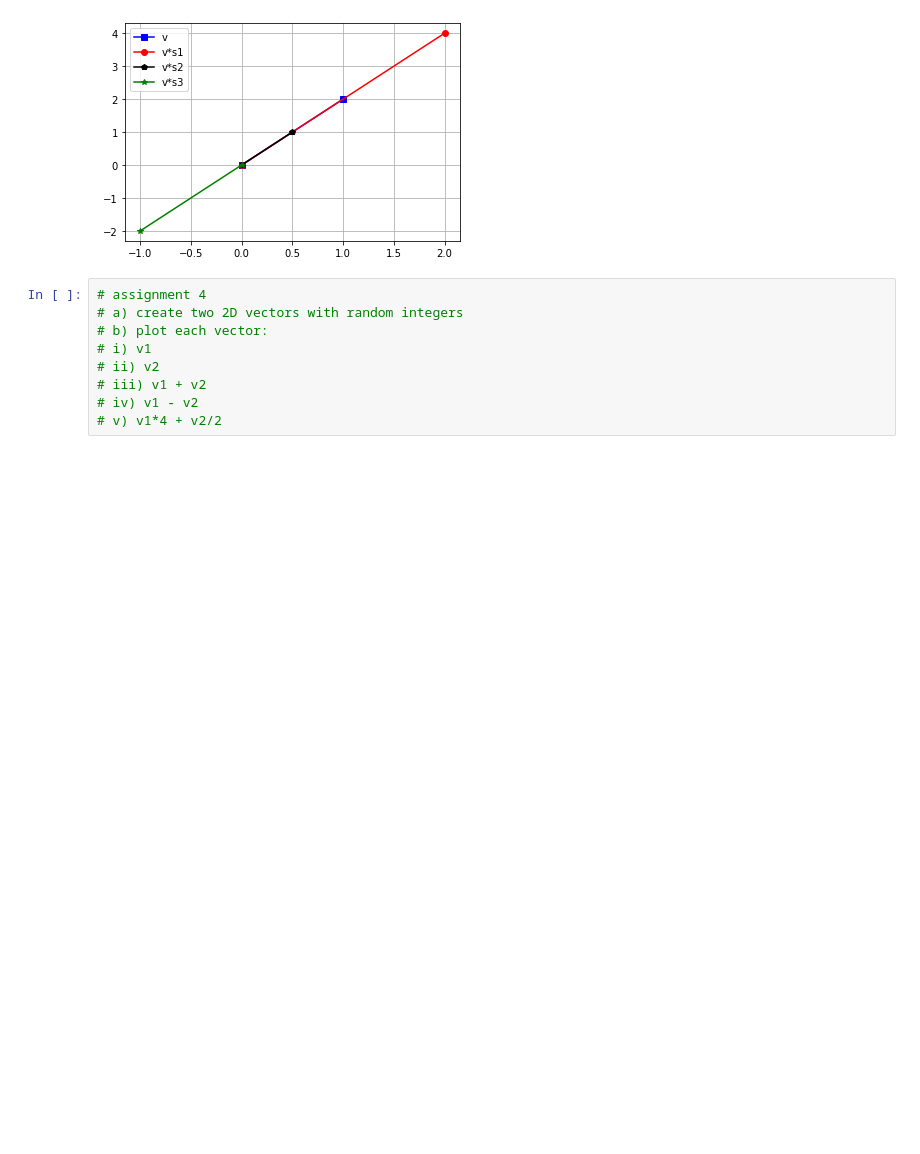
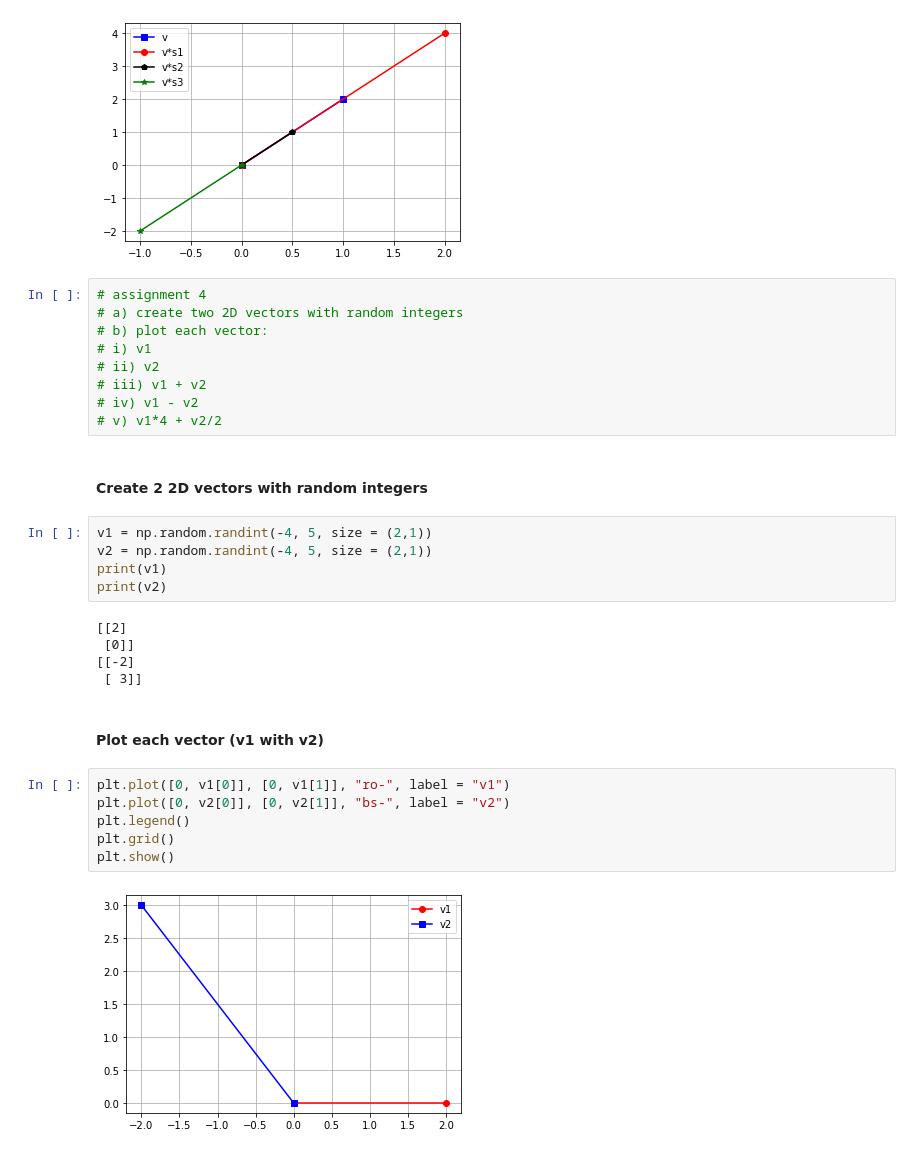
Before and after one commit to jawuku/python, a Jupyter notebook: LinearAlgebra.ipynb, the cells around one changed output. Saved outputs shown, nothing was run; the diff lists cells and outputs as text; blank space fills up the shorter version.

```diff
--- a/LinearAlgebra.ipynb
+++ b/LinearAlgebra.ipynb
@@ -204,3 +200,25 @@ plt.grid() # displays a grid
 # iii) v1 + v2
 # iv) v1 - v2
 # v) v1*4 + v2/2
+# %% [markdown]
+#### Create 2 2D vectors with random integers
+# %%
+v1 = np.random.randint(-4, 5, size = (2,1))
+v2 = np.random.randint(-4, 5, size = (2,1))
+print(v1)
+print(v2)
+# %% [output]
+[[2]
+ [0]]
+[[-2]
+ [ 3]]
+# %% [markdown]
+#### Plot each vector (v1 with v2)
+# %%
+plt.plot([0, v1[0]], [0, v1[1]], "ro-", label = "v1")
+plt.plot([0, v2[0]], [0, v2[1]], "bs-", label = "v2")
+plt.legend()
+plt.grid()
+plt.show()
+# %% [output]
+[figure, added]
```
Also changed, not shown: parts of 16 cells of this notebook.
